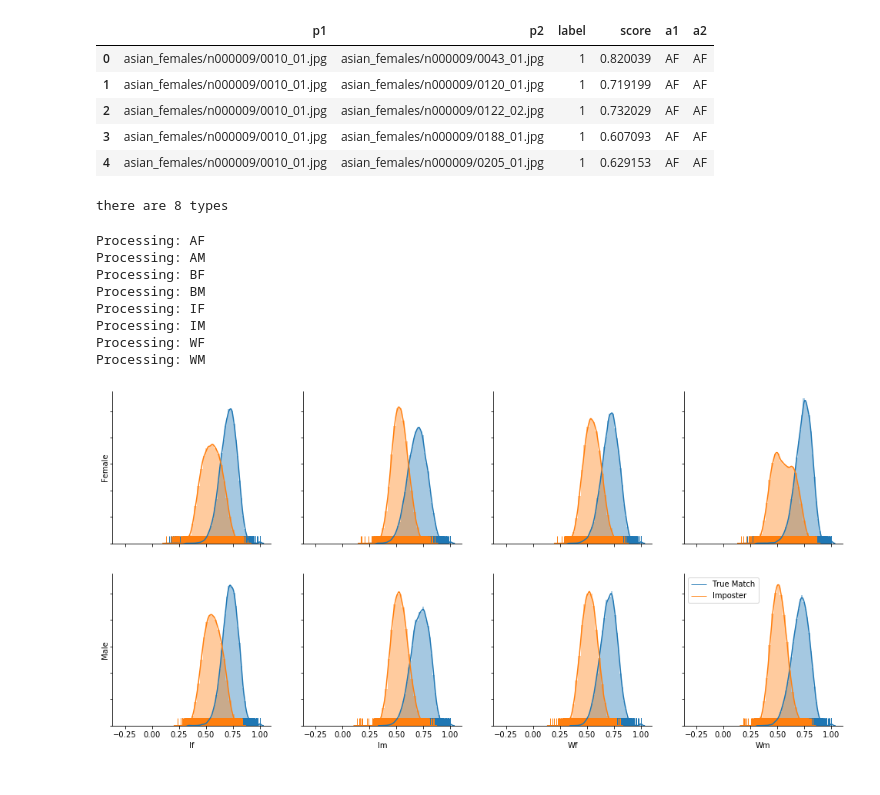
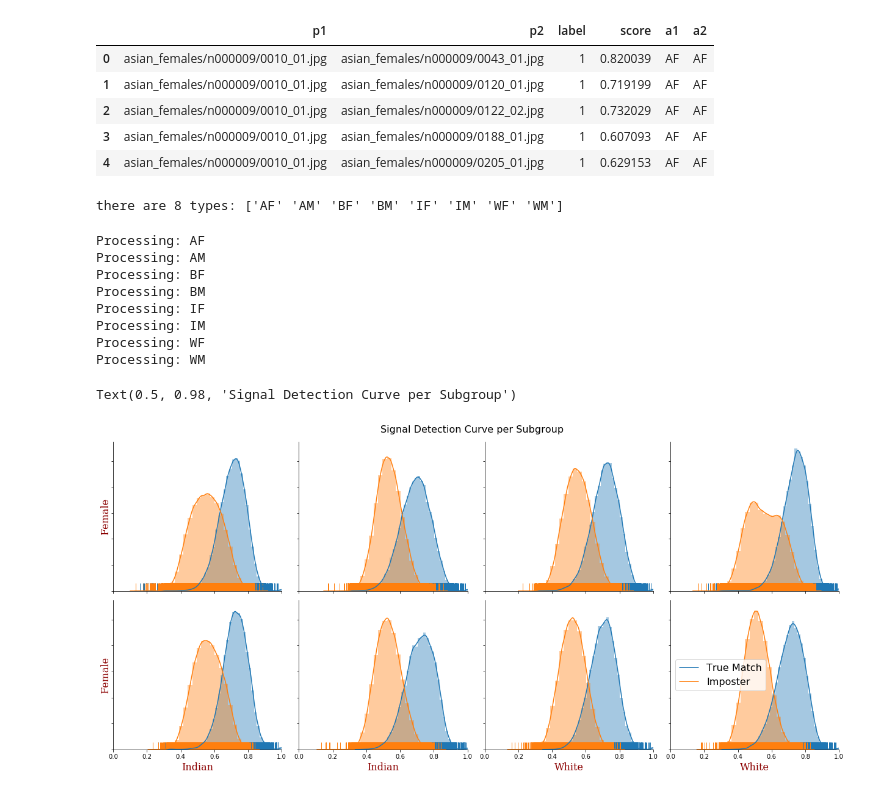
Before and after one commit to visionjo/facerec-bias-bfw, a Jupyter notebook: code/notebooks/2_create_sdm_curves.ipynb, the cells around one changed output. Drawn from its saved outputs; the diff is of its cells as text; code cells hidden in the pictures.

```diff
--- a/code/notebooks/2_create_sdm_curves.ipynb
+++ b/code/notebooks/2_create_sdm_curves.ipynb
@@ -22,12 +22,18 @@ import numpy as np
 
 # Load out custom tool for loading and processing the data
 from facebias.io import load_bfw_datatable
+# %%
+font = {'family': 'serif',
+        'color':  'darkred',
+        'weight': 'normal',
+        'size': 16,
+        }
 # %% [markdown]
 ## Load the data
 
 Read in the data as a pandas.DataFrame and show the first few rows.
 # %%
-data = load_bfw_datatable('../../data/bfw-datatable.pkl', cols=['p1', 'p2', 'score', 'a1', 'a2', 'label'])
+data = load_bfw_datatable('../../data/bfw-datatable.pkl', cols=['p1', 'p2', 'score', 'a1', 'a2', 'label', 'g1', 'g2'])
 data.head()
 # %% [output]
 |  | p1 | p2 | label | score | a1 | a2 |
@@ -42,37 +48,46 @@ if 'score' not in data:
 # %%
 classes = np.unique(list(np.unique(data.a1)) + list(np.unique(data.a2)))
 n_classes = len(classes)
-print(f"there are {n_classes} types")
+xlabels = {'A': 'Asian', 'B': 'Black', 'I': 'Indian', 'W': 'White'}
+ylabels = {'M': 'Male', 'F': 'Female'}
+opts = [{'color': 'g', 'alpha': 0.7, 'norm_hist': True}, {'color': 'r', 'alpha': 0.7, 'norm_hist': True}]
+print(f"there are {n_classes} types: {classes}")
 # %% [output]
-there are 8 types
+there are 8 types: ['AF' 'AM' 'BF' 'BM' 'IF' 'IM' 'WF' 'WM']
 # %%
-fig, ax = plt.subplots(2, int(n_classes / 2), sharex='all', sharey='all', figsize=(17, 2 * n_classes / 2))
-opts = [{'color': 'g', 'alpha': 0.7, 'norm_hist': True}, {'color': 'r', 'alpha': 0.7, 'norm_hist': True}]
-ylabel = 'Female'
+fig, ax = plt.subplots(2, int(n_classes / 2), sharex='all', sharey='all', figsize=(17, 2 * n_classes / 2), constrained_layout=True)
+
+
 for i, (cur_class, axi) in enumerate(zip(classes, ax.flat)):
     print("Processing: {}".format(cur_class))
     df_cur = data.loc[data.a1==cur_class][['label', 'score']]
     sns.distplot(df_cur.loc[df_cur.label == 1, 'score'], np.linspace(-0.3, 1.0, 80), ax=axi, *opts[0])
     sns.distplot(df_cur.loc[df_cur.label == 0, 'score'], np.linspace(-0.3, 1.0, 50), ax=axi, *opts[1])
+    #axi.set_xticks((0.0,0.25,0.5,0.75,1.0))
+    axi.set_xlim((0.0,1.0))
     if i > 3:
-        axi.set_xlabel(cur_class.split('_')[0].capitalize())
+        axi.set_xlabel(xlabels[cur_class[0]], fontdict=font)
+
     else:
         axi.set_xlabel(None)
     for tick in axi.yaxis.get_major_ticks():
         tick.label1.set_visible(False)
     if not np.mod(i, int(n_classes / 2)):
-        axi.set_ylabel(ylabel)
-        ylabel = 'Male'
+        axi.set_ylabel(ylabels[cur_class[1]], fontdict=font)
+
     sns.despine(ax=axi)
-    if i == 7:
-        plt.legend(['True Match', 'Imposter'])
+
+
+plt.legend(['True Match', 'Imposter'], fontsize=font['size'], loc='best')
+fig.suptitle('Signal Detection Curve per Subgroup', fontsize=font['size'])
 # %% [output]
 Processing: AF
 Processing: AM
 Processing: BF
 Processing: BM
 Processing: IF
 Processing: IM
 Processing: WF
 Processing: WM
+Text(0.5, 0.98, 'Signal Detection Curve per Subgroup')
-[figure, old version]
+[figure, new version]
```
